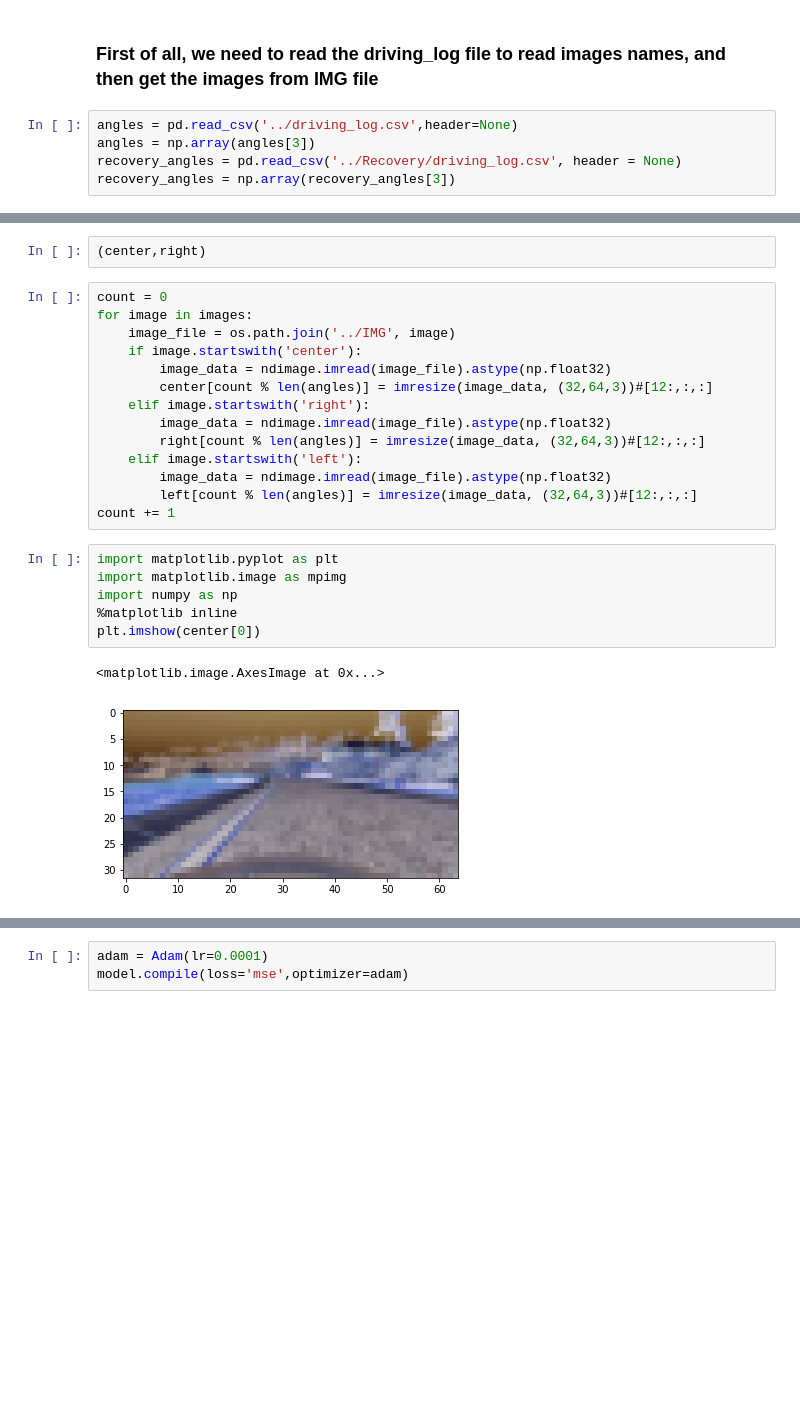
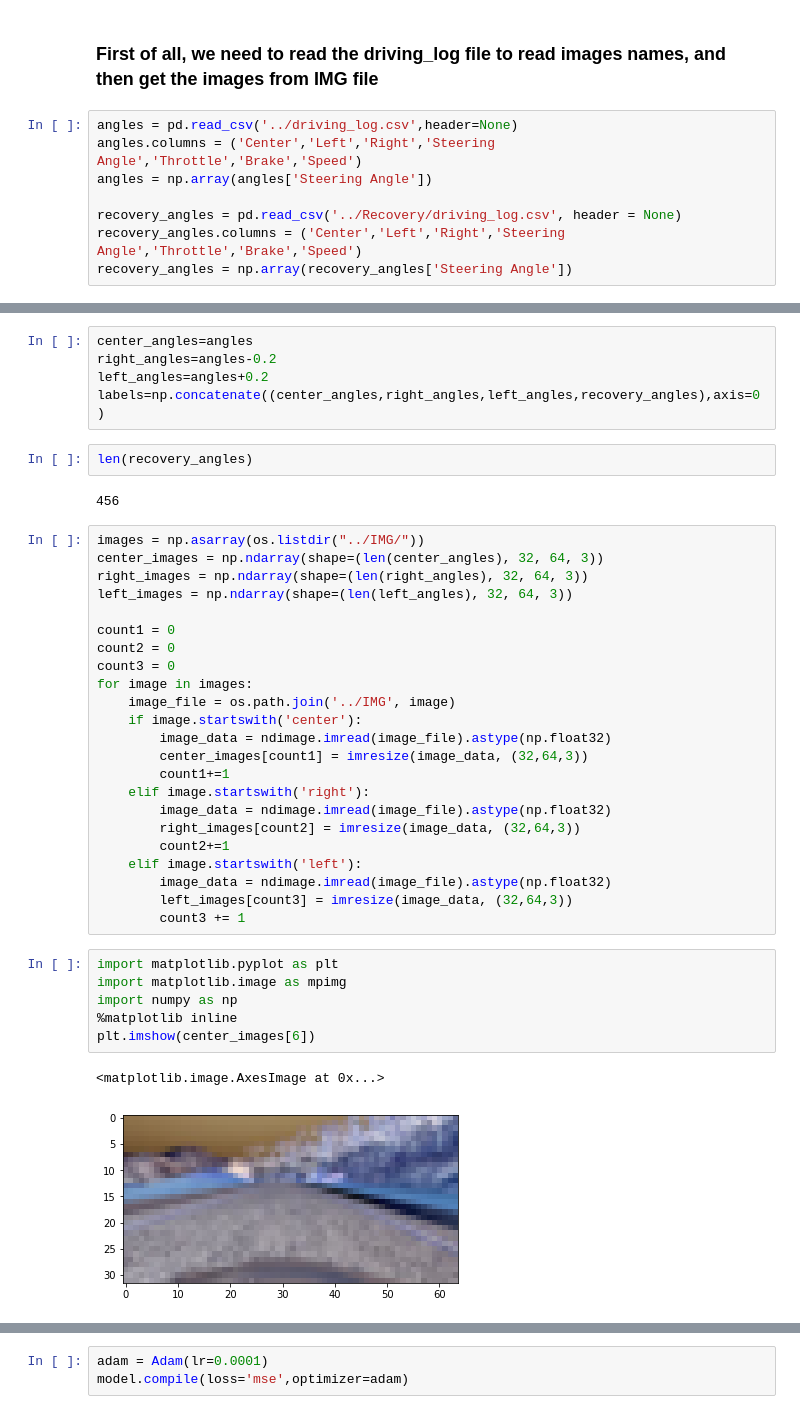
Before and after one commit to tiandiao123/behavorial-cloning, a Jupyter notebook: self_driving_car_simulation.ipynb, the cells around one changed output, grey strips where cells are left out. Drawn from its saved outputs; the diff is of its cells as text; blank space fills up the shorter version.

```diff
--- a/self_driving_car_simulation.ipynb
+++ b/self_driving_car_simulation.ipynb
@@ -20,6 +20,9 @@ Using TensorFlow backend.
 ### First of all, we need to read the driving_log file to read images names, and then get the images from IMG file
 # %%
 angles = pd.read_csv('../driving_log.csv',header=None)
-angles = np.array(angles[3])
+angles.columns = ('Center','Left','Right','Steering Angle','Throttle','Brake','Speed')
+angles = np.array(angles['Steering Angle'])
+
 recovery_angles = pd.read_csv('../Recovery/driving_log.csv', header = None)
-recovery_angles = np.array(recovery_angles[3])
+recovery_angles.columns = ('Center','Left','Right','Steering Angle','Throttle','Brake','Speed')
+recovery_angles = np.array(recovery_angles['Steering Angle'])
@@ -35,26 +29,42 @@ SyntaxError: positional argument follows keyword argument (<ipython-input-83-bae
-# %%
-(center,right)
+# %%
+center_angles=angles
+right_angles=angles-0.2
+left_angles=angles+0.2
+labels=np.concatenate((center_angles,right_angles,left_angles,recovery_angles),axis=0)
+# %%
+len(recovery_angles)
+# %% [output]
+456
 # %%
-count = 0
+images = np.asarray(os.listdir("../IMG/"))
+center_images = np.ndarray(shape=(len(center_angles), 32, 64, 3))
+right_images = np.ndarray(shape=(len(right_angles), 32, 64, 3))
+left_images = np.ndarray(shape=(len(left_angles), 32, 64, 3))
+
+count1 = 0
+count2 = 0
+count3 = 0
 for image in images:
     image_file = os.path.join('../IMG', image)
     if image.startswith('center'):
         image_data = ndimage.imread(image_file).astype(np.float32)
-        center[count % len(angles)] = imresize(image_data, (32,64,3))#[12:,:,:]
+        center_images[count1] = imresize(image_data, (32,64,3))
+        count1+=1
     elif image.startswith('right'):
         image_data = ndimage.imread(image_file).astype(np.float32)
-        right[count % len(angles)] = imresize(image_data, (32,64,3))#[12:,:,:]
+        right_images[count2] = imresize(image_data, (32,64,3))
+        count2+=1
     elif image.startswith('left'):
         image_data = ndimage.imread(image_file).astype(np.float32)
-        left[count % len(angles)] = imresize(image_data, (32,64,3))#[12:,:,:]
-count += 1
+        left_images[count3] = imresize(image_data, (32,64,3))
+        count3 += 1
 # %%
 import matplotlib.pyplot as plt
 import matplotlib.image as mpimg
 import numpy as np
 %matplotlib inline
-plt.imshow(center[0])
+plt.imshow(center_images[6])
 # %% [output]
 <matplotlib.image.AxesImage at 0x...>
-[figure, old version]
+[figure, new version]
 # %%
```
Also changed, not shown: parts of 25 cells of this notebook, 3 other files.
